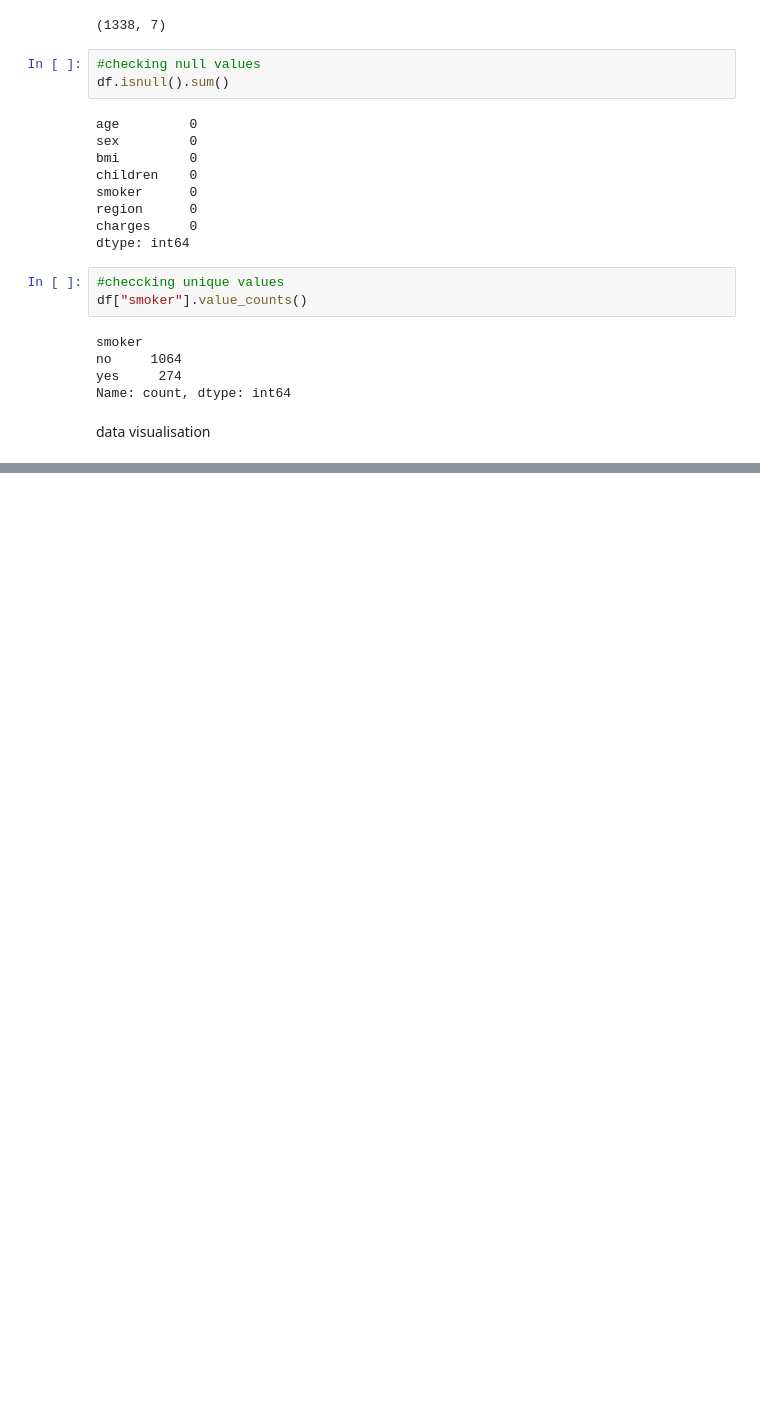
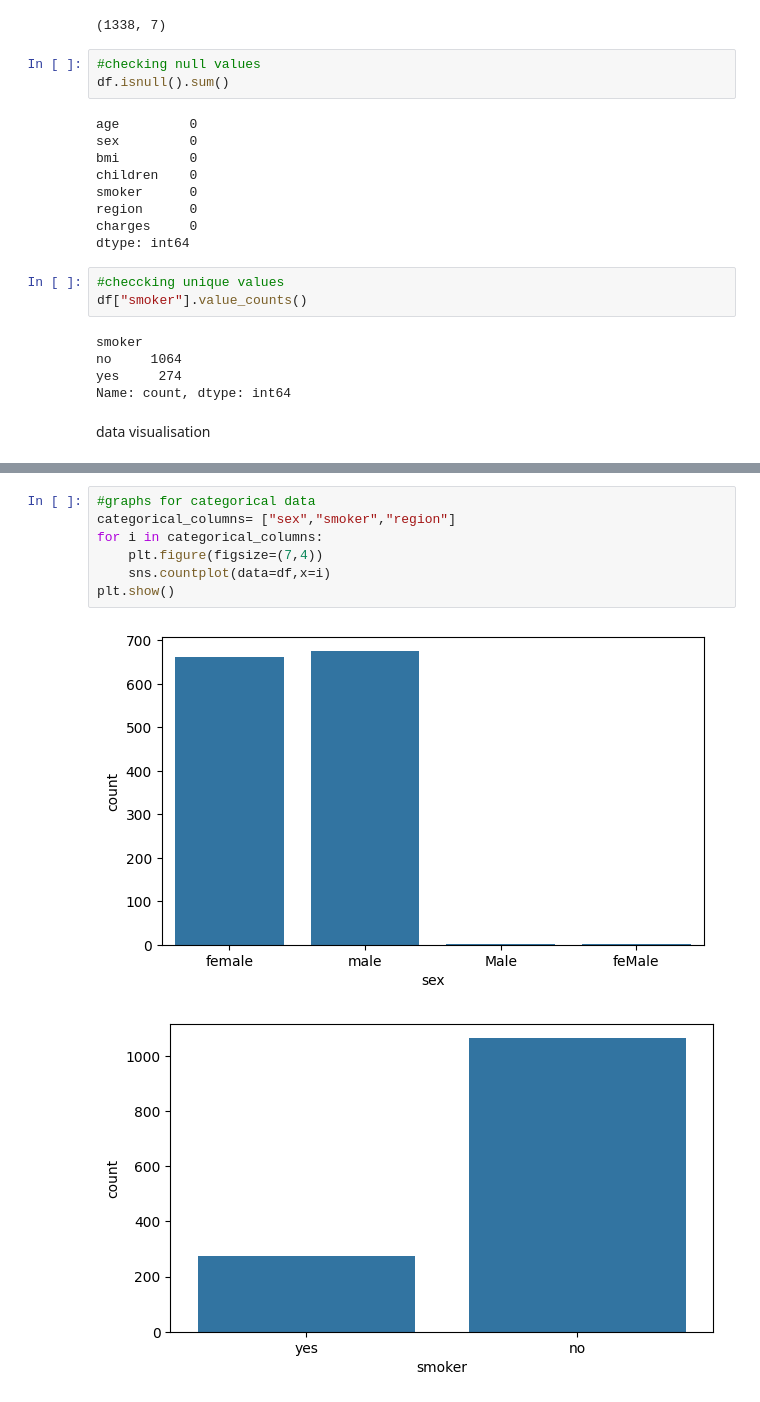
Before and after one commit to tanveer10430/Insurance-Charges-Prediction-using-EDA-and-ML, a Jupyter notebook: insurance.ipynb, the cells around one changed output, grey strips where cells are left out. Drawn from its saved outputs; the diff is of its cells as text; blank space fills up the shorter version.

```diff
--- a/insurance.ipynb
+++ b/insurance.ipynb
@@ -69,0 +88,10 @@ data visualisation
+# %%
+#graphs for categorical data
+categorical_columns= ["sex","smoker","region"]
+for i in categorical_columns:
+    plt.figure(figsize=(7,4))
+    sns.countplot(data=df,x=i)
+plt.show()
+# %% [output]
+[figure, added]
+[figure, added]
```
Also changed, not shown: parts of 26 cells of this notebook, 1 other file.
